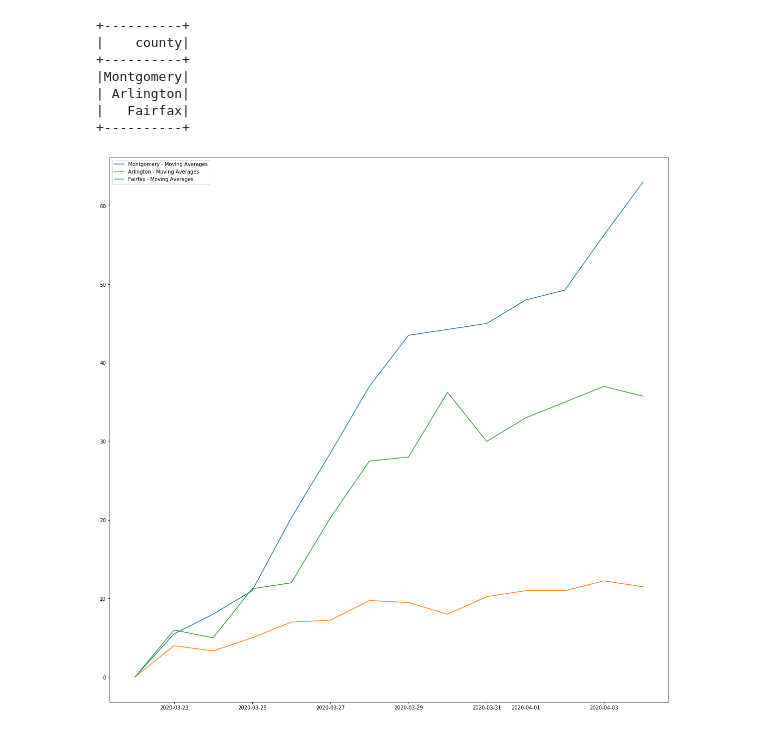
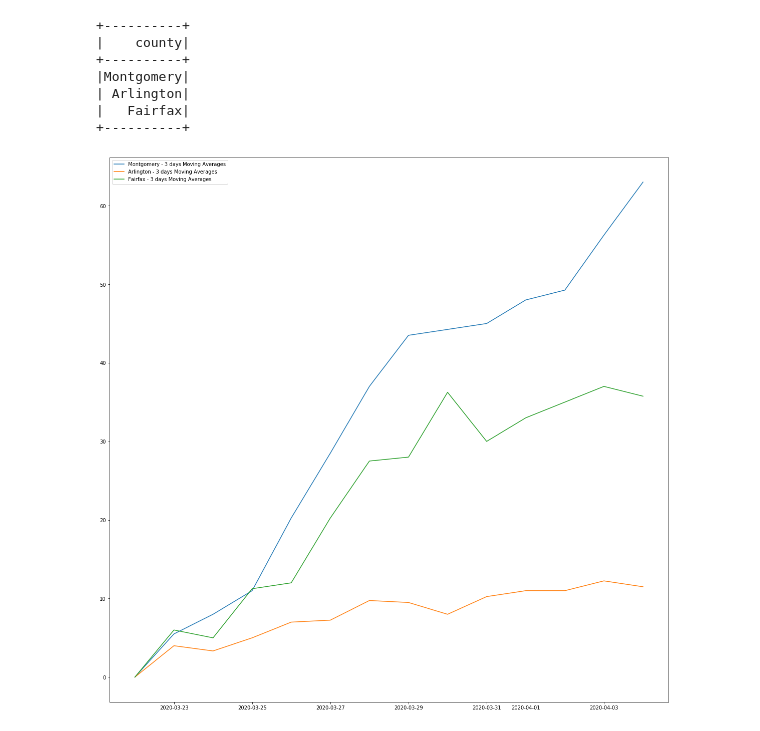
Before and after one commit to mtwtan/covid19, a Jupyter notebook: jhu/notebooks/covid19_jhu.ipynb, the cells around one changed output. Cells and saved outputs as stored; diff of their text form; code cells hidden in the pictures.

```diff
--- a/jhu/notebooks/covid19_jhu.ipynb
+++ b/jhu/notebooks/covid19_jhu.ipynb
@@ -395,10 +395,10 @@ df_dmv_counties.show()
 # %%
 %local
 plt.figure(figsize=(20,20))
 for index in df_dmv_counties.index:
-  plt.plot('date', 'movingAverage', data=df_dmv_movAvg.loc[df_dmv_movAvg['county']==df_dmv_counties['county'][index]],label=df_dmv_counties['county'][index] + ' - Moving Averages')
+  plt.plot('date', 'movingAverage', data=df_dmv_movAvg.loc[df_dmv_movAvg['county']==df_dmv_counties['county'][index]],label=df_dmv_counties['county'][index] + ' - 3 days Moving Averages')
   plt.text
 plt.legend()
 plt.show()
 # %% [output]
-[figure, old version]
+[figure, new version]
```
Also changed, not shown: parts of 5 cells of this notebook.
